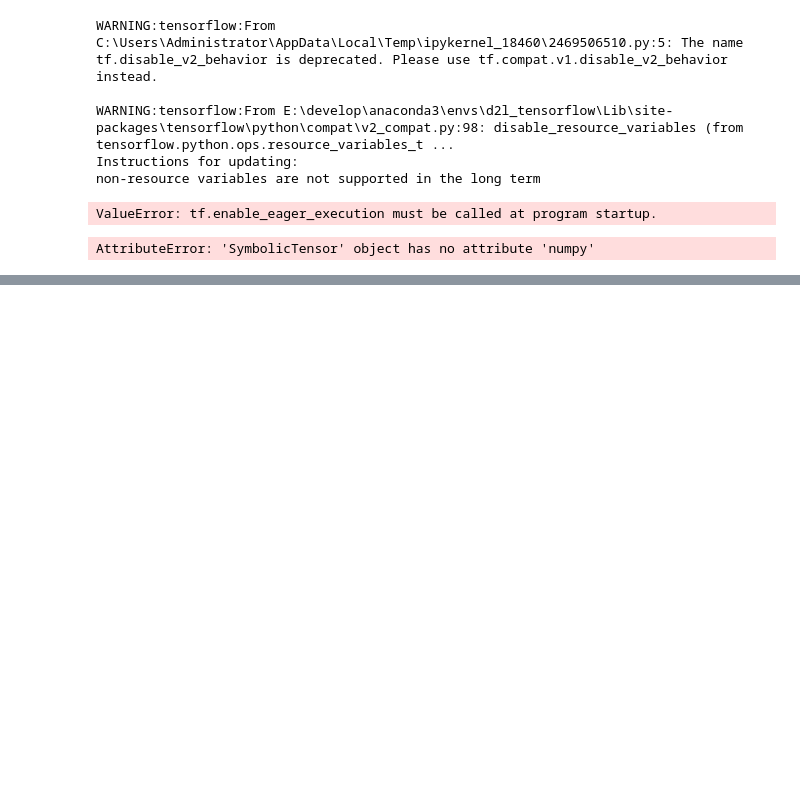
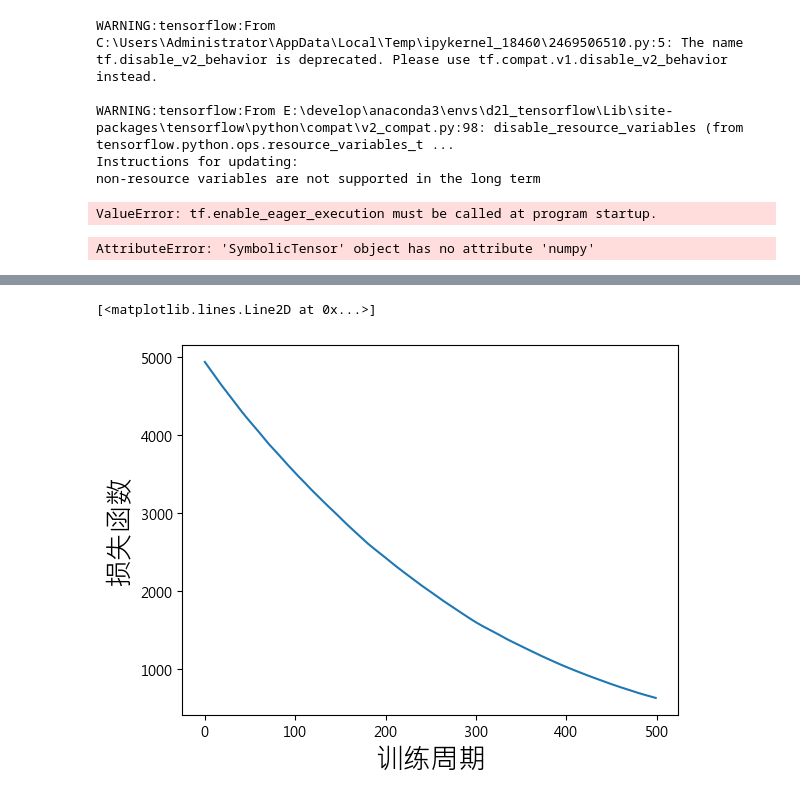
Before and after one commit to OnlyWell/d2l_tensorflow, a Jupyter notebook: book_charter/base_tensorflow/tensor.ipynb, the cells around one changed output, grey strips where cells are left out. Drawn from its saved outputs; the diff is of its cells as text; code cells hidden in the pictures; blank space fills up the shorter version.

Commit message:
使用完全连接层估算简单线性回归的参数w、b

```diff
--- a/book_charter/base_tensorflow/tensor.ipynb
+++ b/book_charter/base_tensorflow/tensor.ipynb
@@ -265,0 +408,71 @@ print(f'dy_dx:{dy_dx.numpy()} dz_dx:{dz_dx.numpy()}')
+# %%
+'''
+    神经网络层
+
+    上面实现了一条简单线性回归线的求解,神经网络是多条回归线的组合,并且每条回归线可能再乘上非线性的
+    Activation Function,假如使用自动微分函数逐一定义每条公式,层层串连,程序可能需要很多个循环才能完成。所以为了
+    简化程序开发的复杂度,TensorFlow/Keras直接构建了各式各样的神经层函数,可以使用神经层组合神经网络的结构,用户只需要专注算法的设计即可。神经网络由多个神经层组合而成，包括输入层(Input Layer)、隐藏层(Hidden Layer)及输出层(Output Layer)
+
+    Tensorflow/Keras提供了数十种神经层,分成以下类别:
+    1.核心类别层(Core Layer): 包括完全连接层(Full Connected Layer)、激励神经层(Activate Layer)、嵌入层(
+    Embedding layer)等
+    2.卷积层(Convalutional Layer)
+    3.池化层(Pooling Layer)
+    4.循环层(Recurrent Layer)
+    5.前置处理层(Preprocessing layer): 提供One-Hot Encoding、影响前置处理、数据增补(Data Augmentation)
+'''
+
+#使用完全连接层估算简单线性回归的参数(w,b)
+
+#1.产生随机数据
+import numpy as np
+import tensorflow as tf
+import matplotlib.pyplot as plt
+
+#产生随机数据100批
+n = 100
+x = np.linspace(0,50,n)
+y = np.linspace(0,50,n)
+
+#数据中加入一些噪音
+x += np.random.uniform(-10,10,n)
+y += np.random.uniform(-10,10,n)
+
+#2.建立模型:神经网络仅使用一个完全连接层,而且输入只有一个神经元
+
+#2.1定义完全连接层(dense)
+layer1 = tf.keras.layers.Dense(units=1,input_shape=[1]) #units=1表示输出神经元个数,input_shape表示输入神经元个数
+
+#2.2神经网络包含一个完全连接层
+model = tf.keras.Sequential([layer1])
+
+#3.定义模型的损失函数和优化器
+model.compile(loss='mean_squared_error',optimizer=tf.keras.optimizers.Adam()) #损失函数为MSE(均方误差)、优化器为Adam
+
+#4.模型训练,调用model.fit(x,y)后,训练过程的损失函数变化都会存到history中
+history = model.fit(x,y,epochs=500,verbose=False)
+
+#5.训练过程绘图
+plt.rcParams['font.sans-serif'] = ['Microsoft JhengHei']
+plt.rcParams['axes.unicode_minus'] = False
+
+plt.xlabel('训练周期',fontsize=20)
+plt.ylabel('损失函数',fontsize=20)
+plt.plot(history.history['loss'])
+
+
+# #6.取得模型参数w为第一层的第一个参数,b为输出层的第一个参数
+#
+# w = layer1.get_weights()[0][0][0]
+# b = layer1.get_weights()[1][0]
+#
+# print(f'w:{w:.f} b:{b:.f}')
+#
+# #7.绘图显示回归线
+#
+# plt.scatter(x,y,label='data')
+# plt.plot(x,x * w +b,label='predict')
+# plt.legend()
+# %% [output]
+[<matplotlib.lines.Line2D at 0x...>]
+[figure, added]
```
Also changed, not shown: parts of 4 cells of this notebook.
